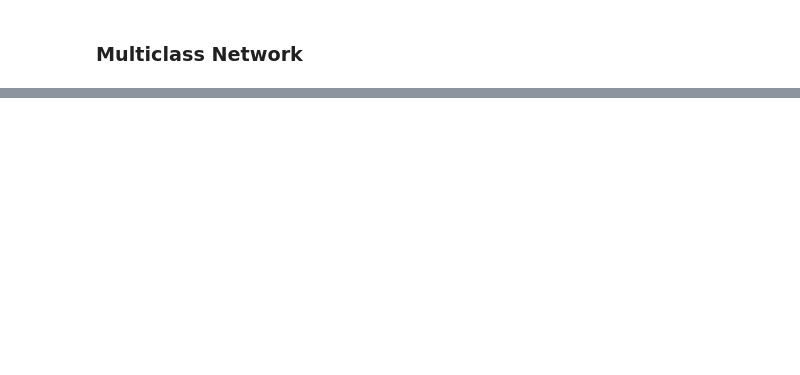
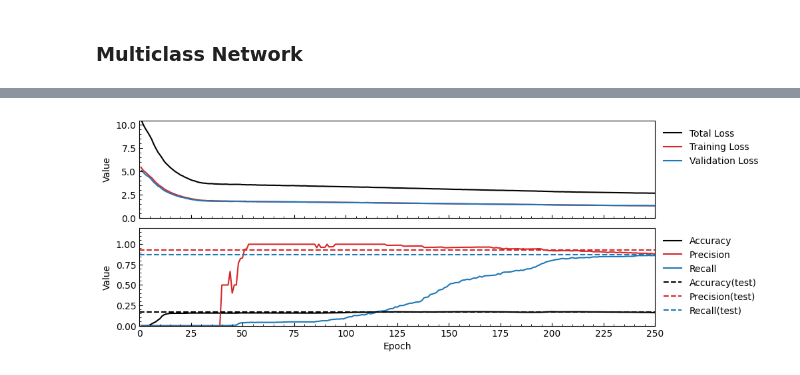
Before and after one commit to Lolle2001/ml-gw-project, a Jupyter notebook: main/main.ipynb, the cells around one changed output, grey strips where cells are left out. Drawn from its saved outputs; the diff is of its cells as text; code cells hidden in the pictures; blank space fills up the shorter version.

```diff
--- a/main/main.ipynb
+++ b/main/main.ipynb
@@ -97,0 +325,43 @@ fig.savefig(f"{binary_model_directory}/figures/performance-overview-1.pdf", bbox
+# %%
+
+epochs = np.arange(1, multi_frame.number_of_epochs+1, 1)
+
+
+fig, ax = plt.subplots(2, 1, squeeze=  False, figsize = (10, 4),sharex=True)
+ax[0,0].plot(epochs, multi_frame.training_loss + multi_frame.validiation_loss, label = r"Total Loss", zorder= 1, color = "k")
+ax[0,0].plot(epochs, multi_frame.training_loss, label = r"Training Loss",zorder = 1, color = "tab:red")
+ax[0,0].plot(epochs, multi_frame.validiation_loss, label = r"Validation Loss",zorder = 1, color = "tab:blue")
+ax[1,0].plot(epochs, multi_frame.accuracy, label = r"Accuracy",zorder = 1, color = "k")
+ax[1,0].plot(epochs, multi_frame.precision, label = r"Precision",zorder = 1, color = "tab:red")
+ax[1,0].plot(epochs, multi_frame.recall, label = r"Recall",zorder = 1, color = "tab:blue")
+
+ax[1,0].axhline(multi_frame.test_accuracy, label = r"Accuracy(test)", zorder = 1, color = "k", linestyle = "dashed")
+ax[1,0].axhline(multi_frame.test_precision, label = r"Precision(test)", zorder = 1, color = "tab:red", linestyle = "dashed")
+ax[1,0].axhline(multi_frame.test_recall, label = r"Recall(test)", zorder = 1, color = "tab:blue", linestyle = "dashed")
+
+# ax[0,0].axhline((total_loss).mean(),zorder= 0,color = "k", linestyle = "dotted")
+# ax[0,0].axhline((total_accuracy).mean(),zorder= 0,color = "k", linestyle = "dotted")
+ax[0,0].set_ylabel(r"Value")
+ax[1,0].set_ylabel(r"Value")
+for i in range(2):
+    ax[i,0].tick_params(axis="y",direction="in",which="both")
+    ax[i,0].tick_params(axis="x",direction="in",which="both")
+    # ax[i,0].set_yticks(np.arange(0, np.max(total_loss), int(np.max(total_loss)) /10))
+    ax[i,0].set_xticks(np.arange(0, multi_frame.number_of_epochs + 1, multi_frame.number_of_epochs // 10))
+    ax[i,0].xaxis.set_minor_locator(MultipleLocator(multi_frame.number_of_epochs//50))
+    ax[i,0].yaxis.set_minor_locator(AutoMinorLocator())
+ax[1,0].set_xlabel(r"Epoch")
+# ax[0,0].set_ylabel("Value")
+ax[0,0].set_xlim(0, multi_frame.number_of_epochs)
+ax[0,0].set_ylim(0, np.max(multi_frame.training_loss + multi_frame.validiation_loss))
+ax[1,0].set_ylim(0, 1.2)
+ax[0,0].legend(frameon=False, ncol=1, bbox_to_anchor=(1, 1), loc='upper left')
+ax[1,0].legend(frameon=False, ncol=1, bbox_to_anchor=(1, 1), loc='upper left')
+fig.subplots_adjust(hspace=0.1)
+
+
+fig.savefig(f"{multi_model_directory}/figures/performance-overview-1.pdf", bbox_inches = "tight")
+
+# ax[0,0].grid(True,which="minor")
+# %% [output]
+[figure, added]
```
Also changed, not shown: parts of 11 cells of this notebook, 11 other files.
